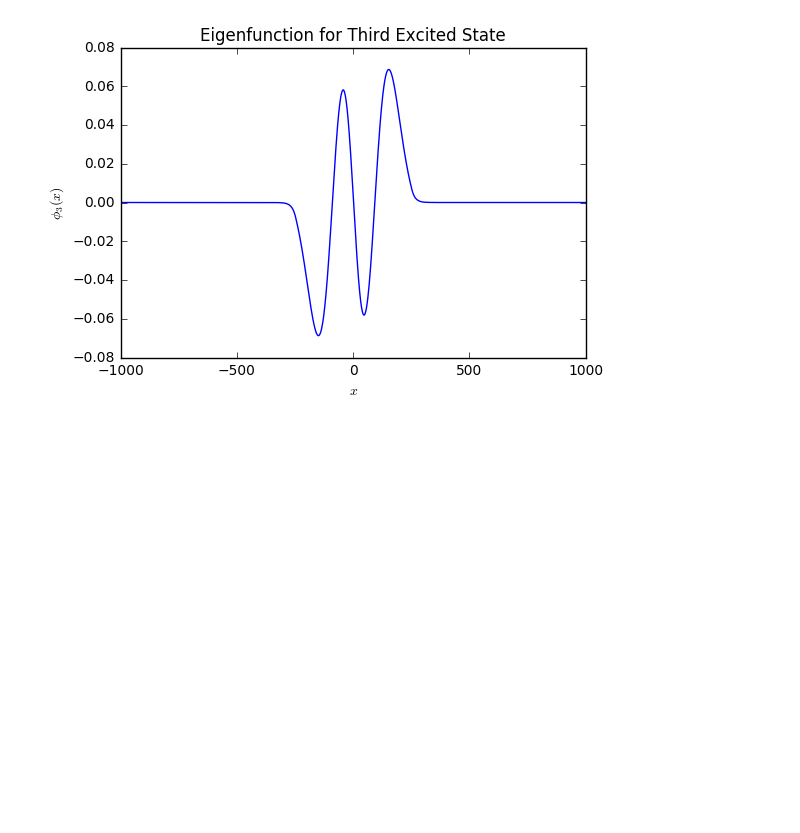
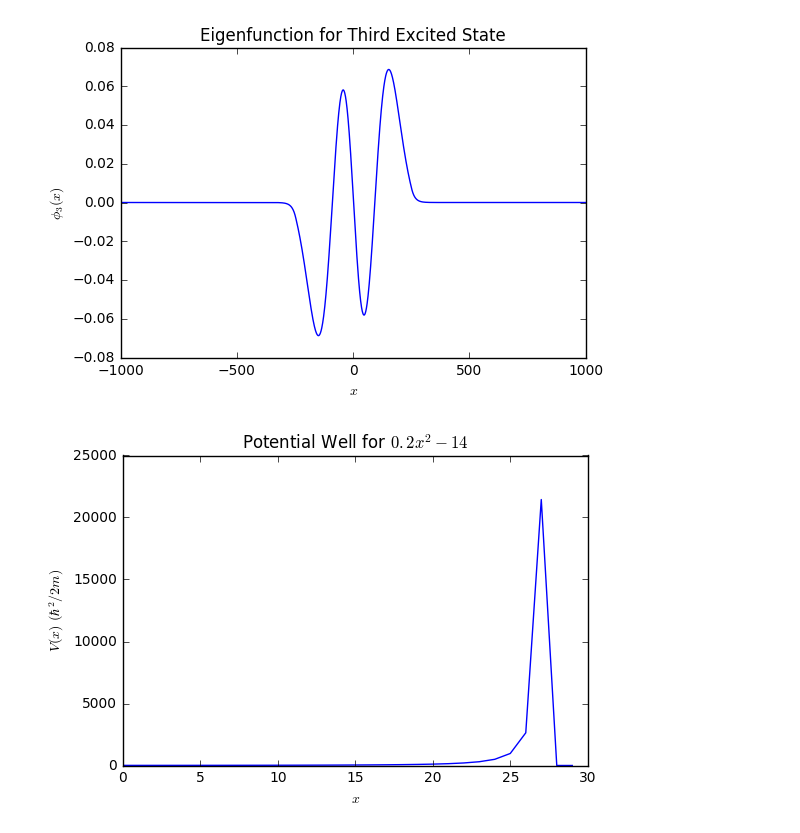
Before and after one commit to LeNPaul/computational-physics, a Jupyter notebook: HW4/EX1/Plots.ipynb, the cells around one changed output. Saved outputs shown, nothing was run; the diff lists cells and outputs as text; code cells hidden in the pictures; blank space fills up the shorter version.

```diff
--- a/HW4/EX1/Plots.ipynb
+++ b/HW4/EX1/Plots.ipynb
@@ -253,7 +253,7 @@ import csv
 x = []
 y = []
 
-with open('data_phi.csv','r') as csvfile:
+with open('data_phi_1_3.csv','r') as csvfile:
     plots = csv.reader(csvfile, delimiter=',')
     next(csvfile)
     for row in plots:
@@ -278,7 +278,7 @@ import csv
 x = []
 y = []
 
-with open('data_phi.csv','r') as csvfile:
+with open('data_phi_1_3.csv','r') as csvfile:
     plots = csv.reader(csvfile, delimiter=',')
     next(csvfile)
     for row in plots:
@@ -303,7 +303,7 @@ import csv
 x = []
 y = []
 
-with open('data_phi.csv','r') as csvfile:
+with open('data_phi_1_3.csv','r') as csvfile:
     plots = csv.reader(csvfile, delimiter=',')
     next(csvfile)
     for row in plots:
@@ -328,7 +328,7 @@ import csv
 x = []
 y = []
 
-with open('data_phi.csv','r') as csvfile:
+with open('data_phi_1_3.csv','r') as csvfile:
     plots = csv.reader(csvfile, delimiter=',')
     next(csvfile)
     for row in plots:
@@ -346,3 +346,28 @@ plt.title('Eigenfunction for Third Excited State')
 plt.show()
 # %% [output]
 [figure]
+# %%
+import matplotlib.pyplot as plt
+import csv
+
+x = []
+y = []
+
+with open('data_potential_1_6.csv','r') as csvfile:
+    plots = csv.reader(csvfile, delimiter=',')
+    next(csvfile)
+    for row in plots:
+        y.append(row[0])
+
+for i in range(len(y)):
+    x.append(i)
+
+params = {'text.usetex': True}
+
+plt.plot(x[0:30],y[5050:5080])
+plt.xlabel('$x$')
+plt.ylabel('$V(x)$ $(\hbar^2 / 2m)$')
+plt.title('Potential Well for $0.2x^2 - 14$')
+plt.show()
+# %% [output]
+[figure, added]
```
Also changed, not shown: parts of 14 cells of this notebook, 13 other files.
